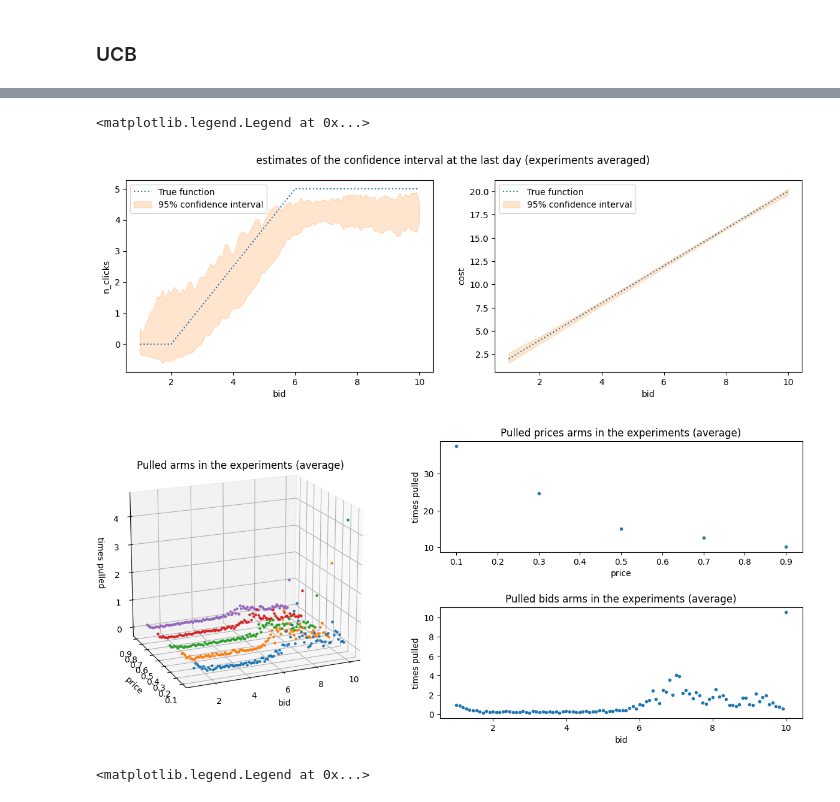
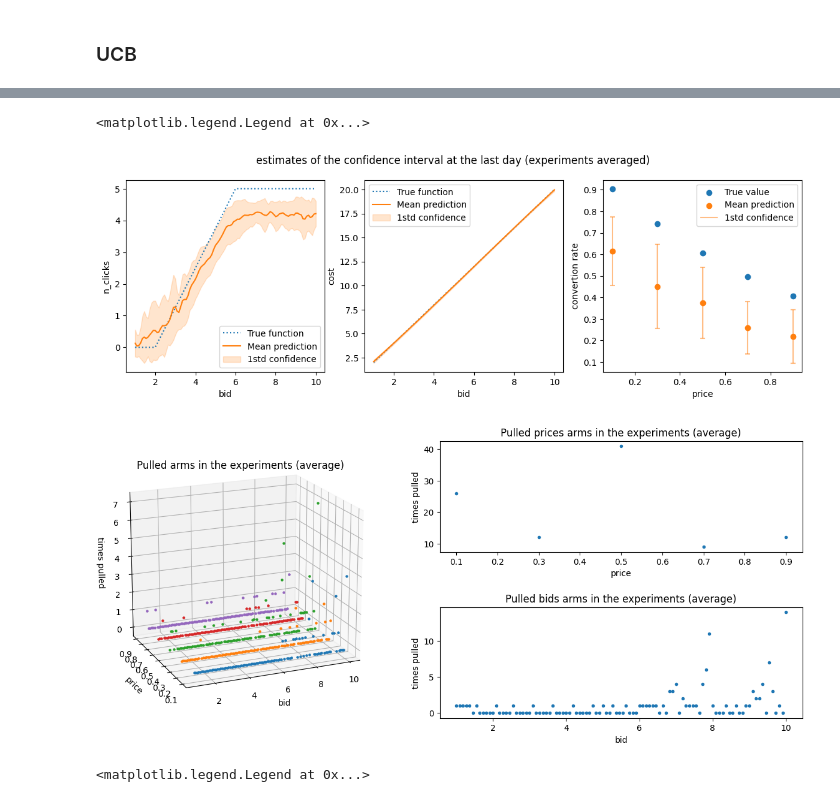
Before and after one commit to ossama-eloukili/Online-Learning-Applications-Project, a Jupyter notebook: bySTEPS.ipynb, the cells around one changed output, grey strips where cells are left out. Saved outputs shown, nothing was run; the diff lists cells and outputs as text; code cells hidden in the pictures.

Commit message:
adjustments plots step3

```diff
--- a/bySTEPS.ipynb
+++ b/bySTEPS.ipynb
@@ -1451,27 +1377,46 @@ for e in range(0, n_experiments):
 # %%
 ## Plots of the estimates of the functions clicks and costs at the last day
 #TODO change the confidence and add something time related
+ucb_n_daily_clicks_hat = np.mean(ucb_n_daily_clicks_per_experiment, axis = 0)
+ucb_n_daily_clicks_std = np.std(ucb_n_daily_clicks_per_experiment, axis = 0)
+
+ucb_cum_daily_costs_hat = np.mean(ucb_cum_daily_costs_per_experiment, axis = 0)
+ucb_cum_daily_costs_std = np.std(ucb_cum_daily_costs_per_experiment, axis = 0)
+
+ucb_conversion_rate_hat = np.mean(ucb_conversion_rate_per_experiment, axis = 0)
+ucb_conversion_rate_std = np.std(ucb_conversion_rate_per_experiment, axis = 0)
 
 plt.figure(figsize = (14,4))
 plt.suptitle('estimates of the confidence interval at the last day (experiments averaged)')
 
-plt.subplot(1,2,1)
-plt.plot(bids,C1.n_daily_clicks_function(bids), linestyle="dotted", label = "True function")
-# plt.plot(bids, ucb_n_daily_clicks_hat, color = "C1",label="Mean prediction")
-plt.fill_between(bids, ucb_n_daily_clicks_hat - 1.96 * ucb_n_daily_clicks_std, ucb_n_daily_clicks_hat + 1.96 * ucb_n_daily_clicks_std,
-                 alpha = 0.2, color="tab:orange", label=r"95% confidence interval")
+plt.subplot(1,3,1)
+plt.plot(bids, C1.n_daily_clicks_function(bids), linestyle="dotted", label = "True function")
+plt.plot(bids, ucb_n_daily_clicks_hat, color = "C1",label="Mean prediction")
+plt.fill_between(bids, ucb_n_daily_clicks_hat - ucb_n_daily_clicks_std, ucb_n_daily_clicks_hat + ucb_n_daily_clicks_std,
+                 alpha = 0.2, color="tab:orange", label=r"1std confidence")
 plt.xlabel("bid")
 plt.ylabel("n_clicks")
 plt.legend()
 
-plt.subplot(1,2,2)
-plt.plot(bids,C1.cum_daily_costs_function(bids), linestyle="dotted", label = "True function")
-# plt.plot(bids, ucb_cum_daily_costs_hat, color = "C1",label="Mean prediction")
-plt.fill_between(bids, ucb_cum_daily_costs_hat - 1.96 * ucb_cum_daily_costs_std, ucb_cum_daily_costs_hat + 1.96 * ucb_cum_daily_costs_std,
-                 alpha = 0.2, color="tab:orange", label=r"95% confidence interval")
+plt.subplot(1,3,2)
+plt.plot(bids, C1.cum_daily_costs_function(bids), linestyle="dotted", label = "True function")
+plt.plot(bids, ucb_cum_daily_costs_hat, color = "C1",label="Mean prediction")
+plt.fill_between(bids, ucb_cum_daily_costs_hat - ucb_cum_daily_costs_std, ucb_cum_daily_costs_hat +  ucb_cum_daily_costs_std,
+                 alpha = 0.2, color="tab:orange", label=r"1std confidence")
 plt.xlabel("bid")
 plt.ylabel("cost")
 plt.legend()
+
+plt.subplot(1,3,3)
+plt.scatter(prices, C1.conversion_rate_function(prices), label = "True value")
+plt.scatter(prices, ucb_conversion_rate_hat, color = "C1",label="Mean prediction")
+plt.vlines(prices, ucb_conversion_rate_hat - ucb_conversion_rate_std, ucb_conversion_rate_hat +  ucb_conversion_rate_std,
+           colors='tab:orange', alpha=0.5, label = "1std confidence")
+plt.scatter(prices, ucb_conversion_rate_hat - ucb_conversion_rate_std, color='tab:orange', alpha=0.5, marker='_')
+plt.scatter(prices, ucb_conversion_rate_hat + ucb_conversion_rate_std, color='tab:orange', alpha=0.5, marker='_')
+plt.xlabel("price")
+plt.ylabel("convertion rate")
+plt.legend()
 # %% [output]
 <matplotlib.legend.Legend at 0x...>
-[figure, old version]
+[figure, new version]
@@ -1482,6 +1423,6 @@ plt.legend()
 # %%
 #TODO: add something time related
-zz = np.reshape(ucb_pulled_arms_counter, (len(bids),len(prices)))
+zz = np.mean(ucb_pulled_arms_counter_per_experiment, axis = 0)
 
 fig = plt.figure(figsize = (16,6))
 
@@ -1511,7 +1452,7 @@ ax.set_box_aspect(aspect=(1.2,1,1), zoom=1)
 
 fig.subplots_adjust(wspace = 0.05, hspace = 0.5)#left=None, bottom=-.1, right=None, top=1.1,
 # %% [output]
-[figure, old version]
+[figure, new version]
 # %%
 std_inst = np.std(ucb_rewards_per_experiment, axis = 0)/np.sqrt(n_experiments)
 std_cum = np.std(np.cumsum(ucb_rewards_per_experiment, axis = 1), axis = 0)/np.sqrt(n_experiments)
```
Also changed, not shown: parts of 10 cells of this notebook.
